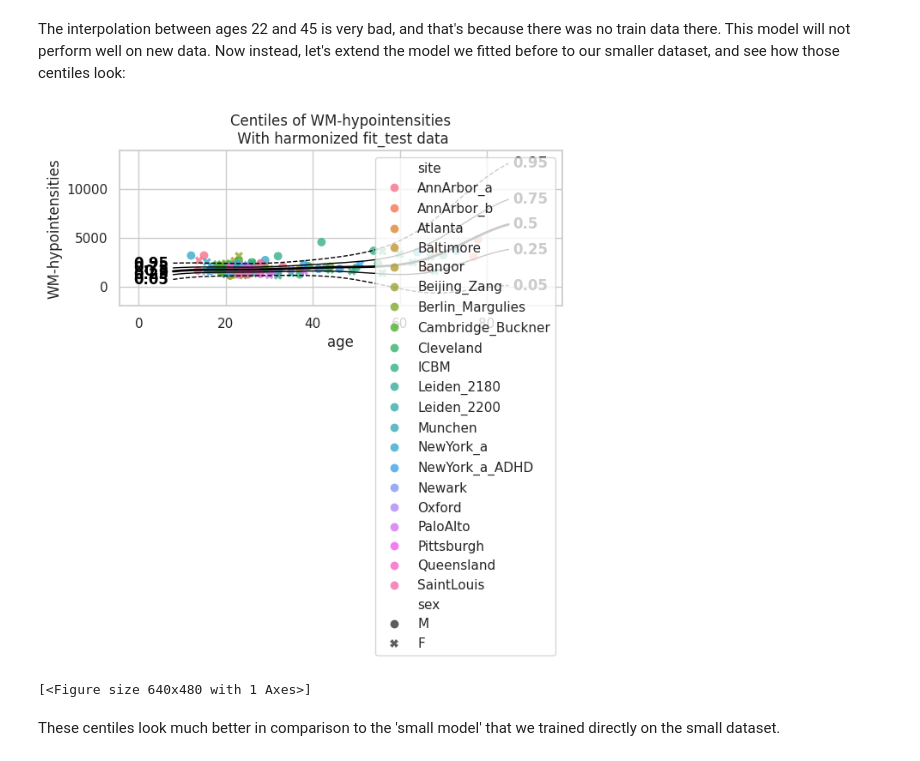
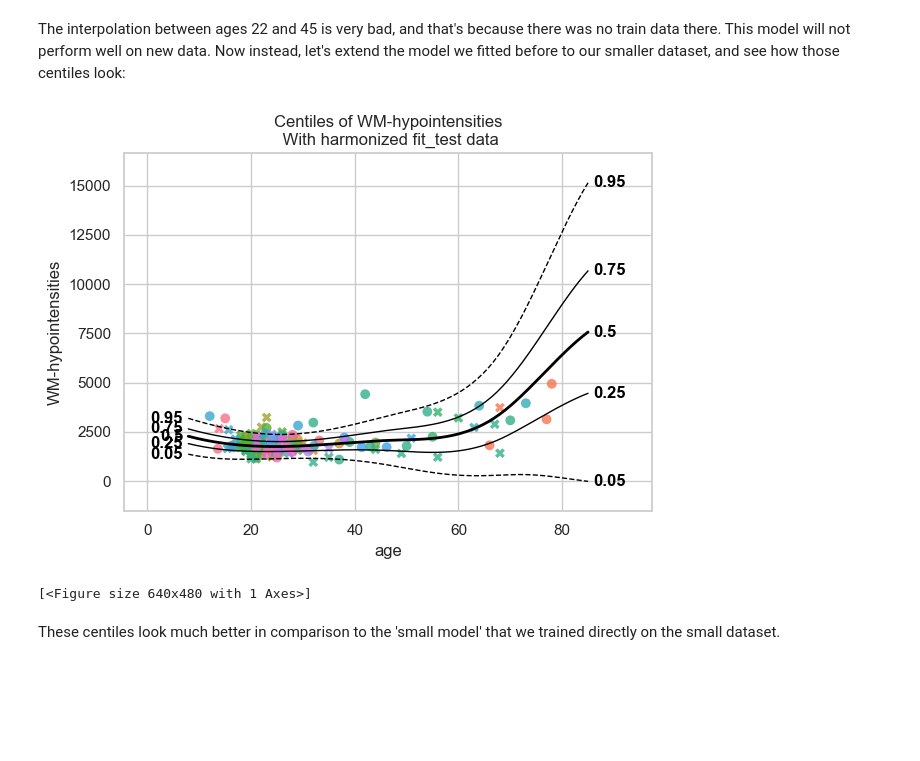
Before and after one commit to predictive-clinical-neuroscience/PCNtoolkit, a Jupyter notebook: examples/06_transfer_extend.ipynb, the cells around one changed output. Saved outputs shown, nothing was run; the diff lists cells and outputs as text; code cells hidden in the pictures; blank space fills up the shorter version.

```diff
--- a/examples/06_transfer_extend.ipynb
+++ b/examples/06_transfer_extend.ipynb
@@ -210,13 +211,14 @@ The interpolation between ages 22 and 45 is very bad, and that's because there w
 # %%
 extended_model = model.extend_predict(transfer_train, transfer_test);
 
 plot_centiles_advanced(
     extended_model,
     scatter_data=test,
-    batch_effects='all'
+    batch_effects='all',
+    show_legend = False
 )
 # %% [output]
-[figure, old version]
+[figure, new version]
 [<Figure size 640x480 with 1 Axes>]
 # %% [markdown]
 These centiles look much better in comparison to the 'small model' that we trained directly on the small dataset.
```
Also changed, not shown: parts of 4 cells of this notebook.
